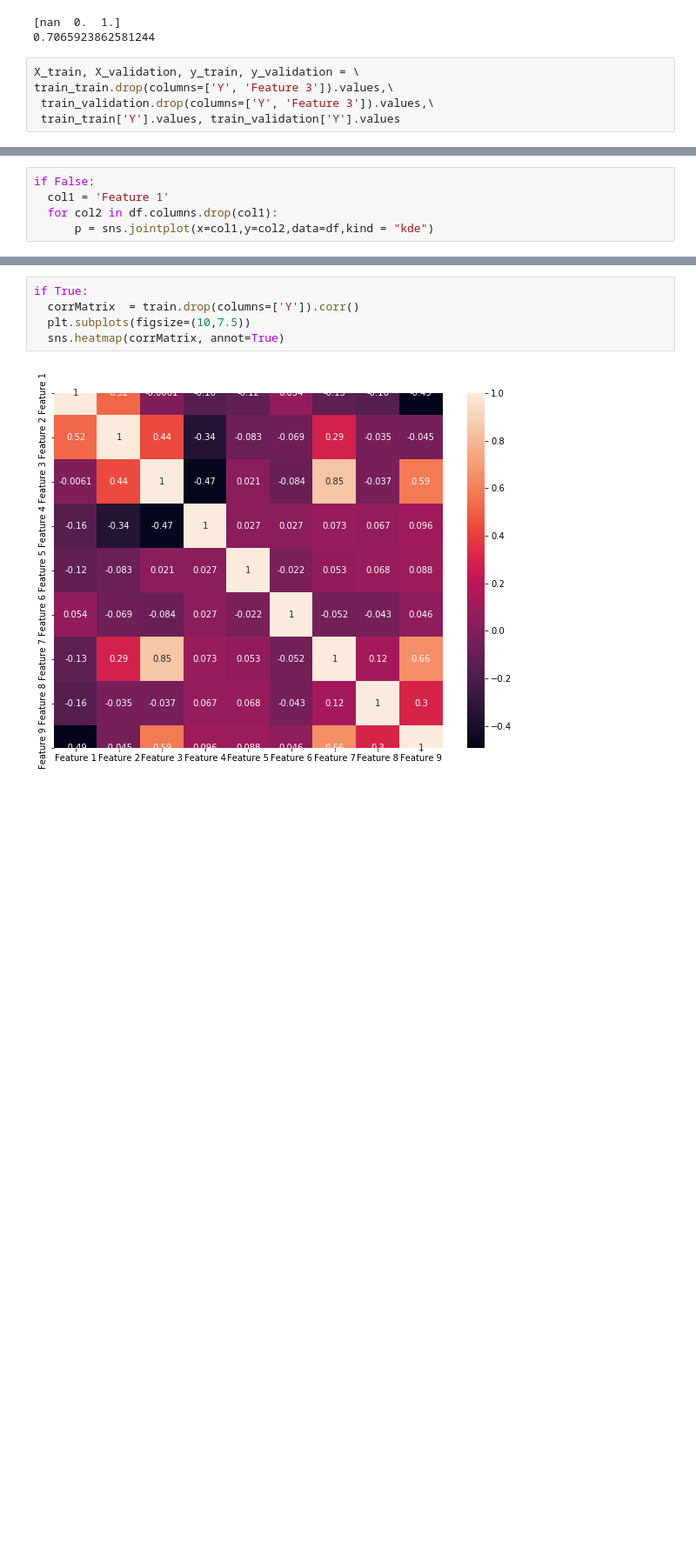
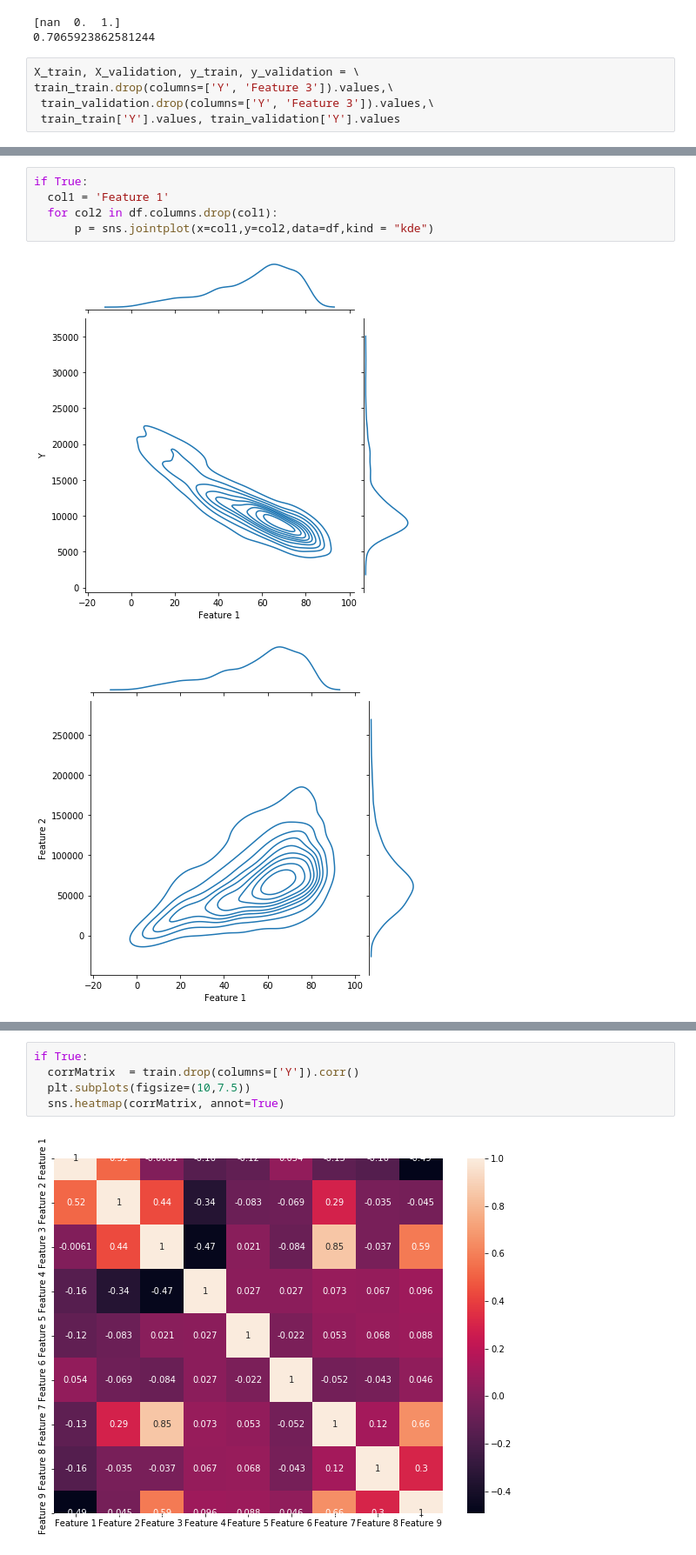
Before and after one commit to AminAminifar/regression, a Jupyter notebook: Main (11).ipynb, the cells around one changed output, grey strips where cells are left out. Shown at 87% size. Saved outputs shown, nothing was run; the diff lists cells and outputs as text; blank space fills up the shorter version.

```diff
--- a/Main (11).ipynb
+++ b/Main (11).ipynb
@@ -128,5 +141,8 @@ if False:
 # %%
-if False:
+if True:
   col1 = 'Feature 1'
   for col2 in df.columns.drop(col1):
       p = sns.jointplot(x=col1,y=col2,data=df,kind = "kde")
+# %% [output]
+[figure, added]
+[figure, added]
```
Also changed, not shown: parts of 13 cells of this notebook.
